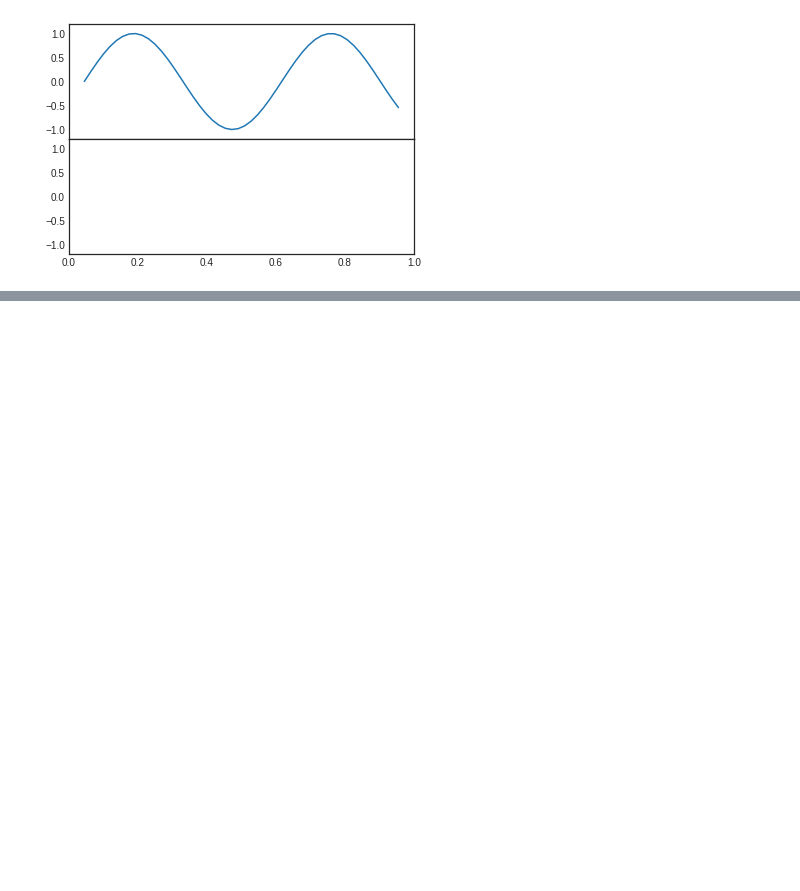
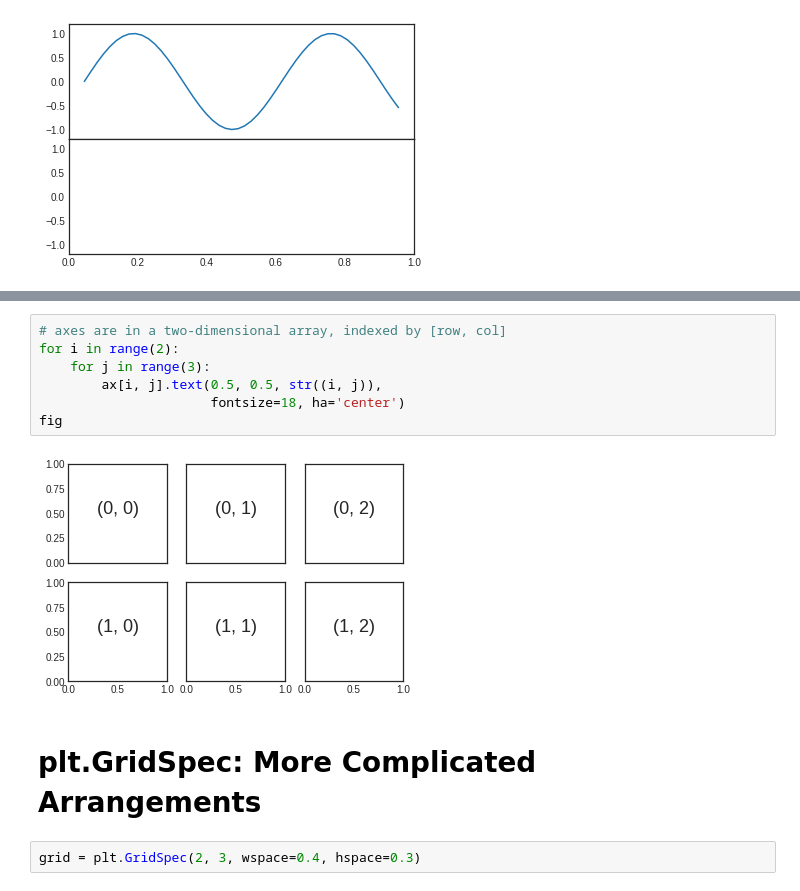
Before and after one commit to gmendozah/ucb-intro-data-science, a Jupyter notebook: Intro to Data Science/4.8 Multiple Subplots.ipynb, the cells around one changed output, grey strips where cells are left out. Saved outputs shown, nothing was run; the diff lists cells and outputs as text; blank space fills up the shorter version.

```diff
--- a/Intro to Data Science/4.8 Multiple Subplots.ipynb
+++ b/Intro to Data Science/4.8 Multiple Subplots.ipynb
@@ -25,0 +50,13 @@ ax1.plot(np.sin(x))
+# %%
+# axes are in a two-dimensional array, indexed by [row, col]
+for i in range(2):
+    for j in range(3):
+        ax[i, j].text(0.5, 0.5, str((i, j)),
+                      fontsize=18, ha='center')
+fig
+# %% [output]
+[figure, added]
+# %% [markdown]
+# plt.GridSpec: More Complicated Arrangements
+# %%
+grid = plt.GridSpec(2, 3, wspace=0.4, hspace=0.3)
```
Also changed, not shown: parts of 7 cells of this notebook.
